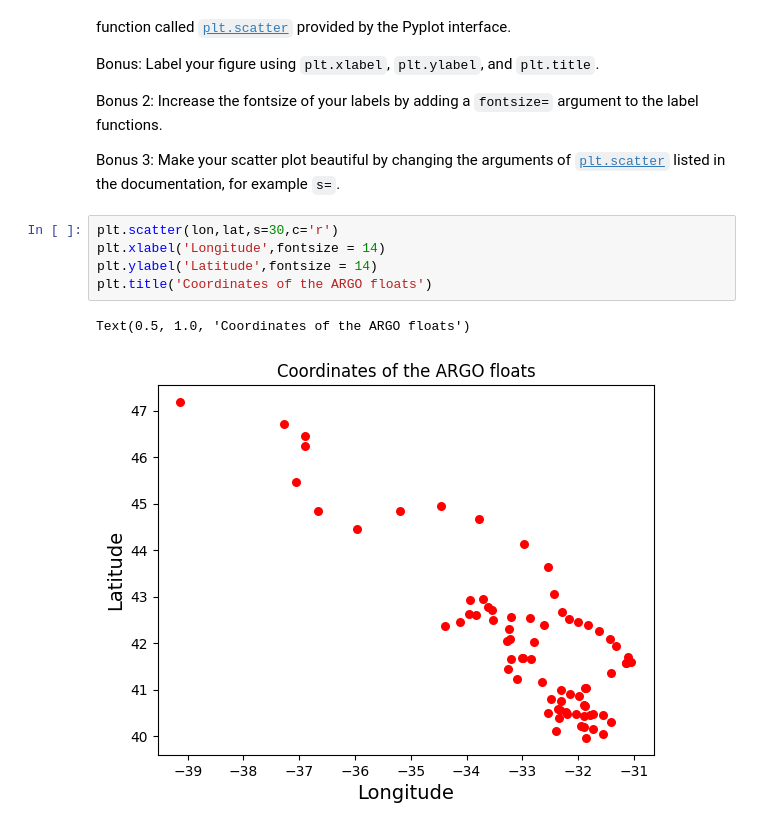
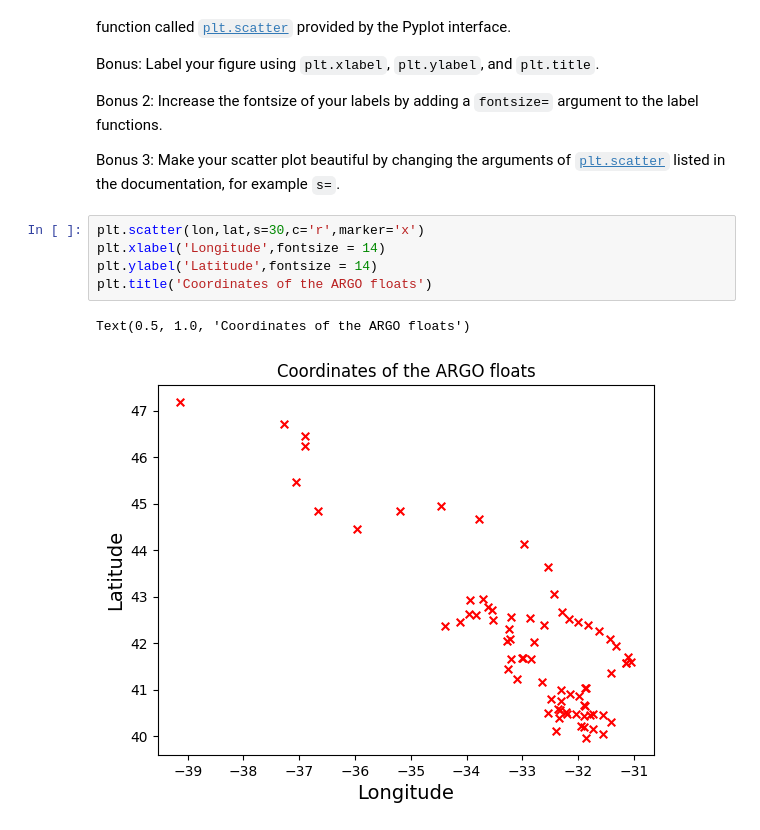
Before and after one commit to FilippoCasellini/2024_Intro_Python, a Jupyter notebook: fcasellini_exercices_W2_S1.ipynb, the cells around one changed output. Saved outputs shown, nothing was run; the diff lists cells and outputs as text.

```diff
--- a/fcasellini_exercices_W2_S1.ipynb
+++ b/fcasellini_exercices_W2_S1.ipynb
@@ -514,10 +514,10 @@ Bonus 2: Increase the fontsize of your labels by adding a `fontsize=` argument t
 
 Bonus 3: Make your scatter plot beautiful by changing the arguments of [`plt.scatter`](https://matplotlib.org/stable/api/_as_gen/matplotlib.pyplot.scatter.html) listed in the documentation, for example `s=`.
 # %%
-plt.scatter(lon,lat,s=30,c='r')
+plt.scatter(lon,lat,s=30,c='r',marker='x')
 plt.xlabel('Longitude',fontsize = 14)
 plt.ylabel('Latitude',fontsize = 14)
 plt.title('Coordinates of the ARGO floats')
 # %% [output]
 Text(0.5, 1.0, 'Coordinates of the ARGO floats')
-[figure, old version]
+[figure, new version]
```
Also changed, not shown: parts of 1 cell of this notebook.
